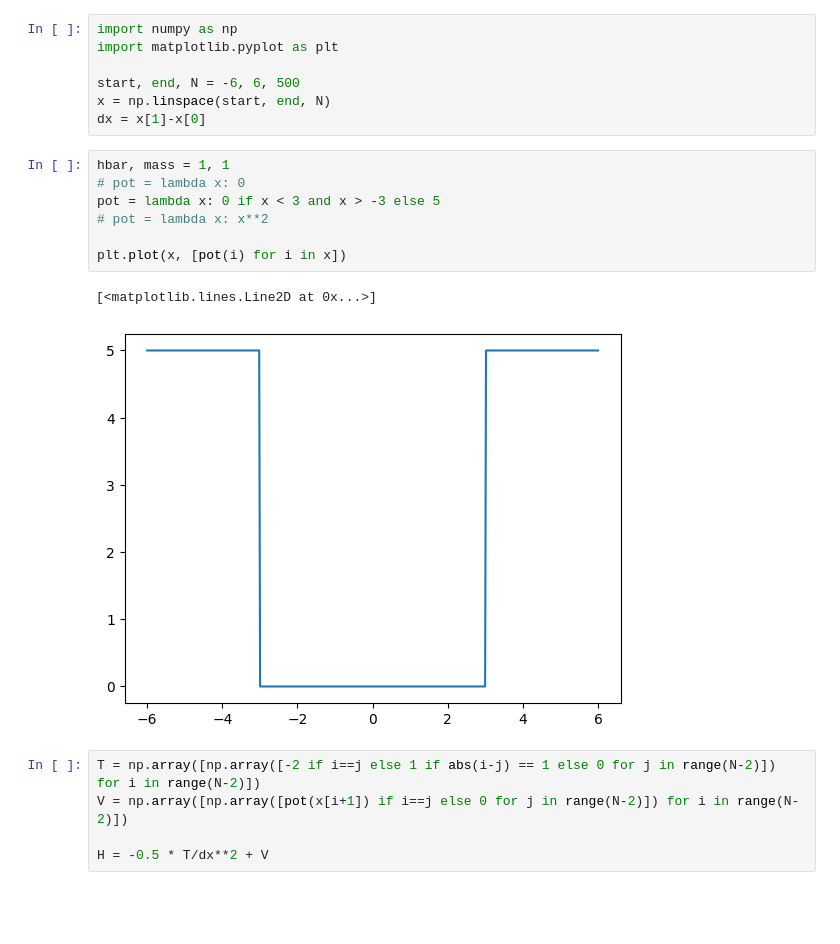
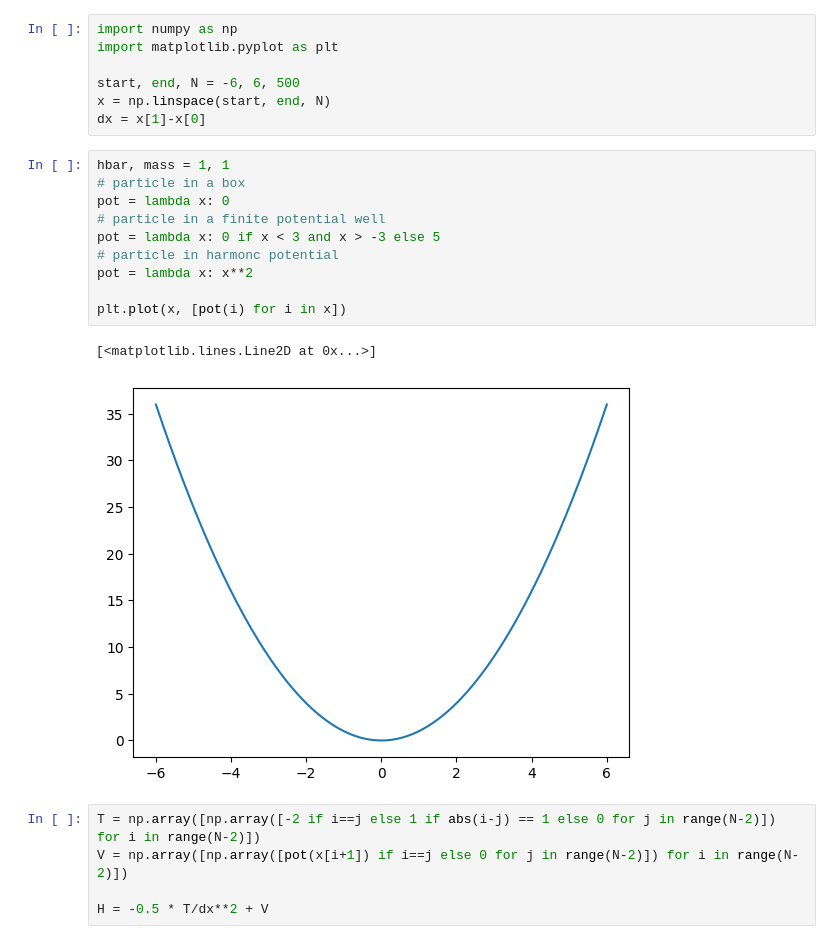
Before and after one commit to borishangh/qm_lab_2024, a Jupyter notebook: fdm_q.ipynb, the cells around one changed output. Cells and saved outputs as stored; diff of their text form; blank space fills up the shorter version.

```diff
--- a/fdm_q.ipynb
+++ b/fdm_q.ipynb
@@ -7,14 +7,17 @@ x = np.linspace(start, end, N)
 dx = x[1]-x[0]
 # %%
 hbar, mass = 1, 1
-# pot = lambda x: 0
+# particle in a box
+pot = lambda x: 0
+# particle in a finite potential well
 pot = lambda x: 0 if x < 3 and x > -3 else 5
-# pot = lambda x: x**2
+# particle in harmonc potential
+pot = lambda x: x**2
 
 plt.plot(x, [pot(i) for i in x])
 # %% [output]
 [<matplotlib.lines.Line2D at 0x...>]
-[figure, old version]
+[figure, new version]
 # %%
 T = np.array([np.array([-2 if i==j else 1 if abs(i-j) == 1 else 0 for j in range(N-2)]) for i in range(N-2)])
 V = np.array([np.array([pot(x[i+1]) if i==j else 0 for j in range(N-2)]) for i in range(N-2)])
```
Also changed, not shown: parts of 1 cell of this notebook, 5 other files.
